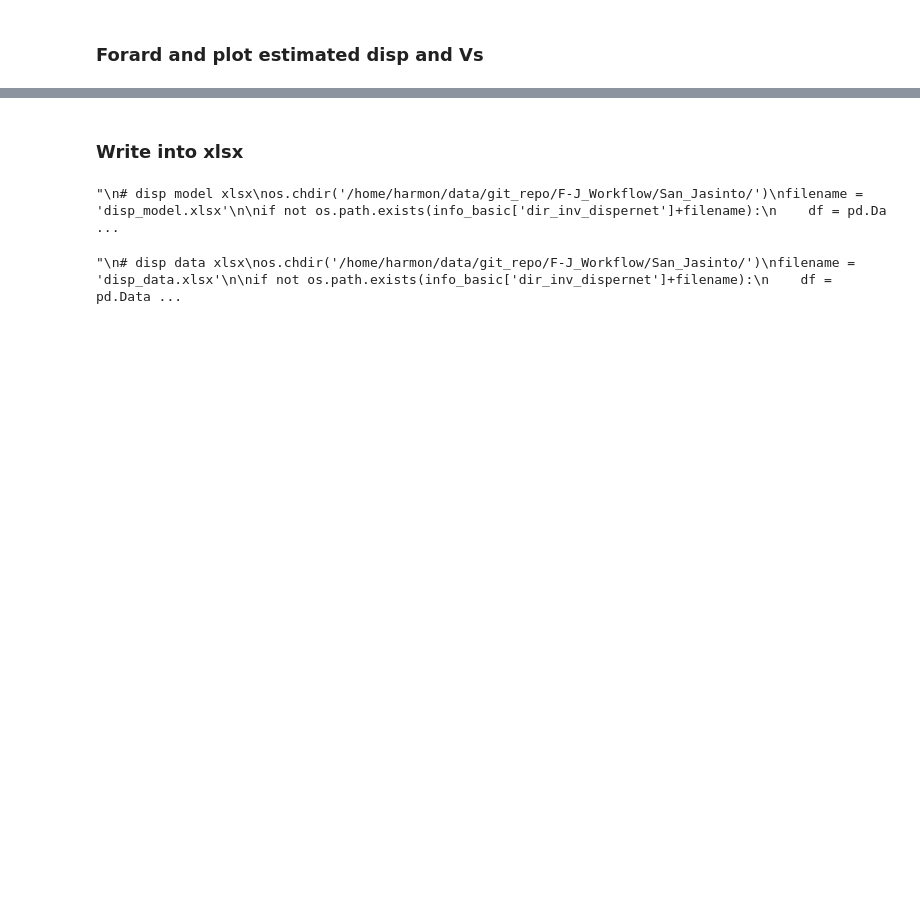
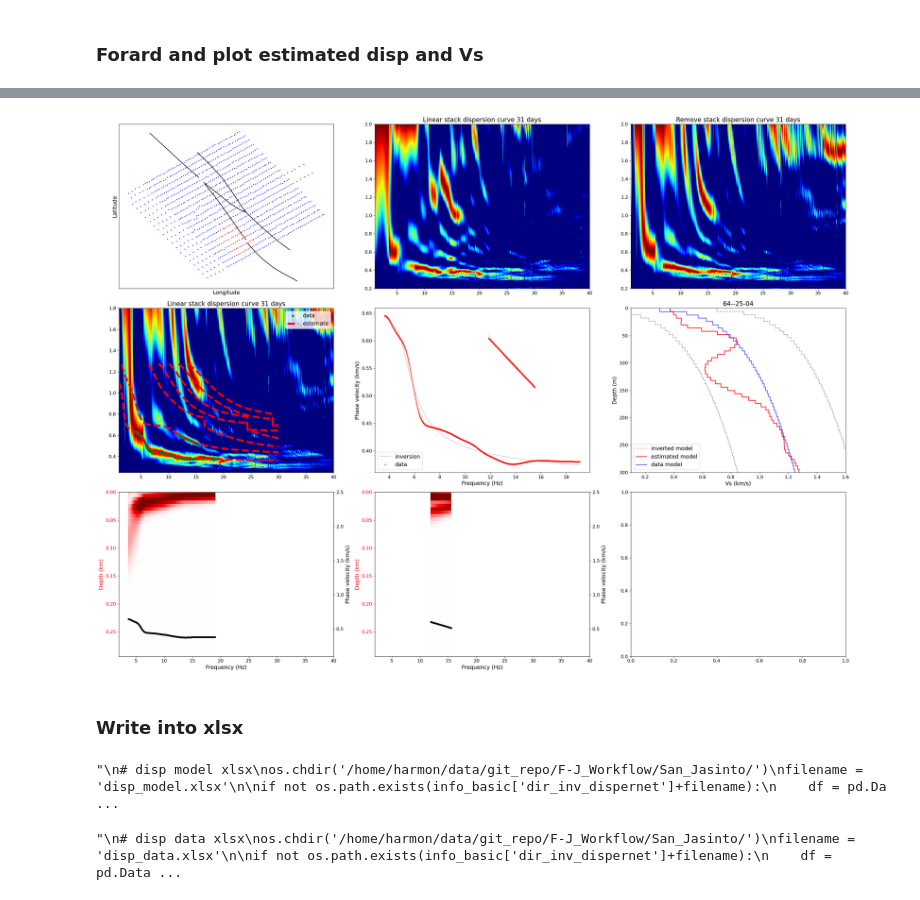
Before and after one commit to harmonsong/SGB_tomography_project, a Jupyter notebook: p_3-1_inversion.ipynb, the cells around one changed output, grey strips where cells are left out. Drawn from its saved outputs; the diff is of its cells as text; code cells hidden in the pictures; blank space fills up the shorter version.

```diff
--- a/p_3-1_inversion.ipynb
+++ b/p_3-1_inversion.ipynb
@@ -82,0 +73,4 @@ key_subworks
+# %%
+key_subworks = info_basic['key_subworks'][:50]
+key_subworks = ['64--25-04']
+key_subworks
@@ -151,7 +147,7 @@ with open(dir_project + info_basic['dir_inv_dispernet']+file_config, 'r') as fp:
 
 all_disp = 0
 show_init = 0
-xlim_f = [1,25]
+xlim_f = [1,40]
 ylim_c = [0.25,1.8]
 clim = [0,1]
 
@@ -306,5 +302,5 @@ for key_subwork in key_subworks:
 
 
     print('finish '+str(flag_num)+'/'+str(len(key_subworks)))
-    plt.close()
+    #plt.close()
 # %% [output]
@@ -313,4 +309,5 @@ elapsed time:     0.489
 finish 1/1
+[figure, added]
 # %% [markdown]
 ### Write into xlsx
 # %%
```
Also changed, not shown: parts of 5 cells of this notebook, 8 other files.
